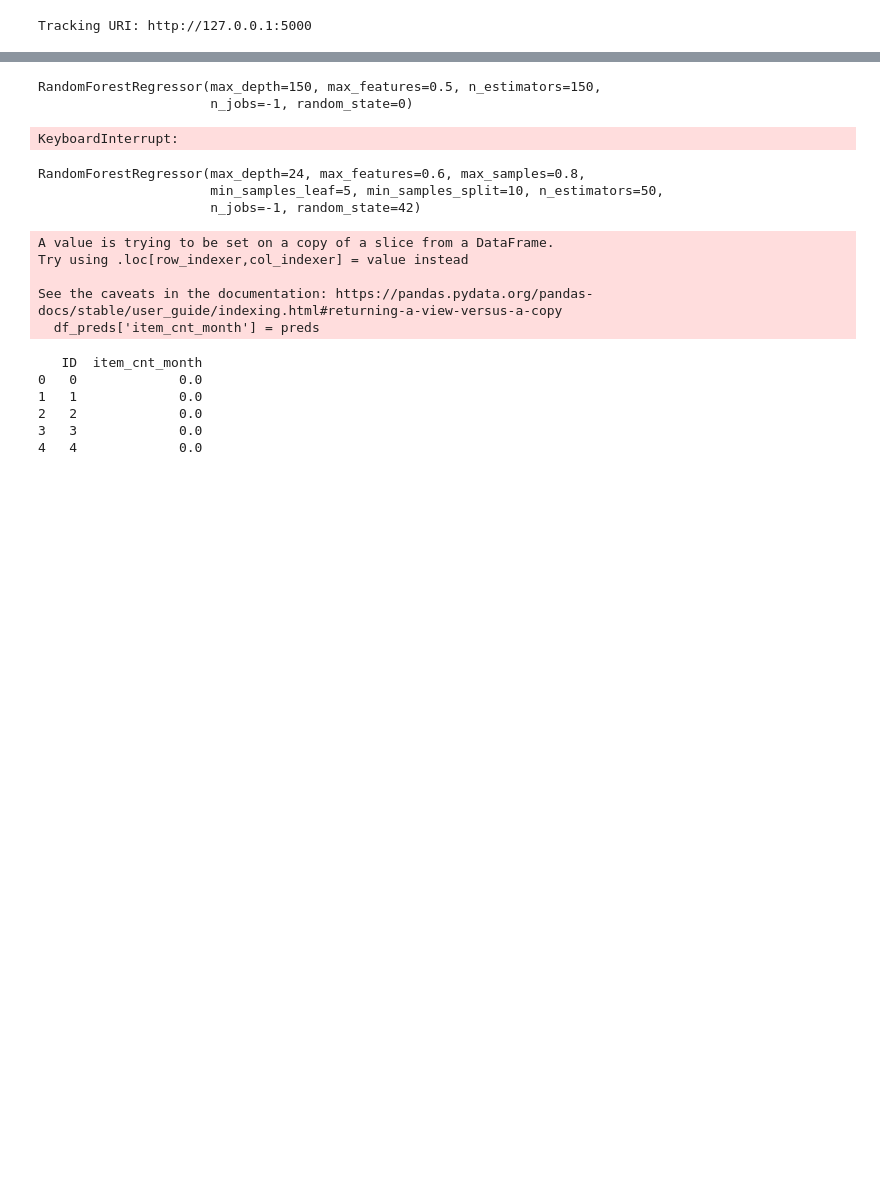
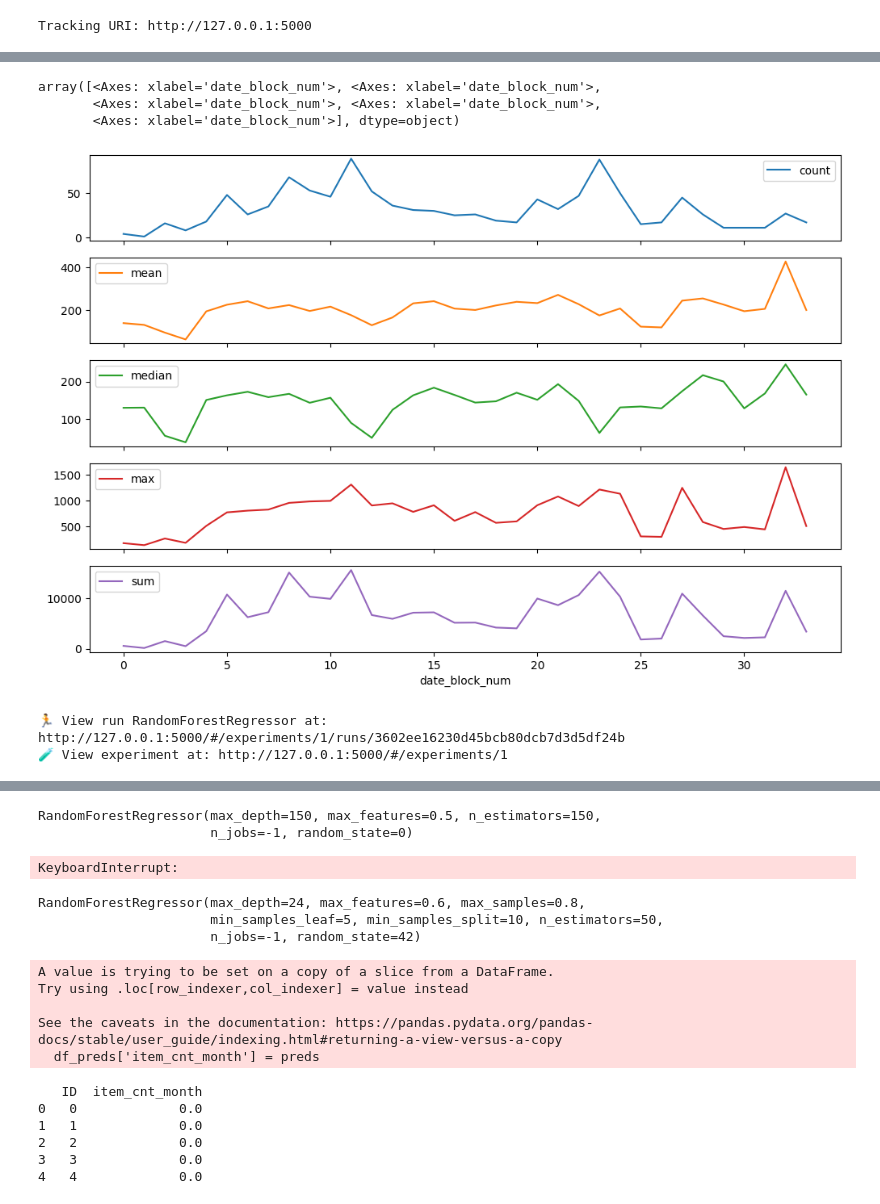
Before and after one commit to serega-maslo/Predict-Future-Sales, a Jupyter notebook: notebooks/random_forest.ipynb, the cells around one changed output, grey strips where cells are left out. Saved outputs shown, nothing was run; the diff lists cells and outputs as text; code cells hidden in the pictures; blank space fills up the shorter version.

```diff
--- a/notebooks/random_forest.ipynb
+++ b/notebooks/random_forest.ipynb
@@ -431,0 +441,12 @@ final_df.columns.tolist()
+# %%
+final_df = saved[saved['date_block_num'] < 34]
+# %%
+q1 = final_df.groupby(['corrected_item_id', 'corrected_shop_id']).agg(q1=('item_cnt_day', lambda x: x.quantile(0.25)))
+q3 = final_df.groupby(['corrected_item_id', 'corrected_shop_id']).agg(q3=('item_cnt_day', lambda x: x.quantile(0.75)))
+# %%
+final_df = final_df.merge(q1, on=['corrected_item_id', 'corrected_shop_id'], how='left')
+final_df = final_df.merge(q3, on=['corrected_item_id', 'corrected_shop_id'], how='left')
+final_df['iqr'] = final_df['q3'] - final_df['q1']
+# %%
+del_df = final_df[((final_df['item_cnt_day'] > final_df['q3'] + 1.5 * final_df['iqr']) & (final_df['age_in_shop'] > 1) & (final_df['q1'] > 5)) | (final_df['item_cnt_day'] > 118)]
+del_df[['item_cnt_day', 'q1', 'q3', 'iqr', 'item_name']]
@@ -431,0 +497,13 @@ final_df.columns.tolist()
+# %%
+del_df.groupby('date_block_num').agg(
+    count=('item_cnt_day', 'size'),
+    mean=('item_cnt_day', 'mean'),
+    median=('item_cnt_day', 'median'),
+    max=('item_cnt_day', 'max'),
+    sum=('item_cnt_day', 'sum')
+).plot(subplots=True, figsize=(12, 8))
+# %% [output]
+array([<Axes: xlabel='date_block_num'>, <Axes: xlabel='date_block_num'>,
+       <Axes: xlabel='date_block_num'>, <Axes: xlabel='date_block_num'>,
+       <Axes: xlabel='date_block_num'>], dtype=object)
+[figure, added]
@@ -431,0 +560,17 @@ final_df.columns.tolist()
+# %%
+params = {
+    'n_estimators': 100,
+    'max_depth': 40,
+    'min_samples_split': 6,
+    'min_samples_leaf': 3,
+    'max_features': 0.6,
+    'bootstrap': True,
+    'max_samples': 0.7,
+    'random_state': 42,
+    'n_jobs': -1,
+    'criterion': 'squared_error'
+}
+random_forest_results_24, _ = log_validation(chopped, y, RandomForestRegressor, features, models_path, params, start=0, window_size=24, encode=False)
+# %% [output]
+🏃 View run RandomForestRegressor at: http://127.0.0.1:5000/#/experiments/1/runs/3602ee16230d45bcb80dcb7d3d5df24b
+🧪 View experiment at: http://127.0.0.1:5000/#/experiments/1
```
Also changed, not shown: parts of 45 cells of this notebook, 2 other files.
